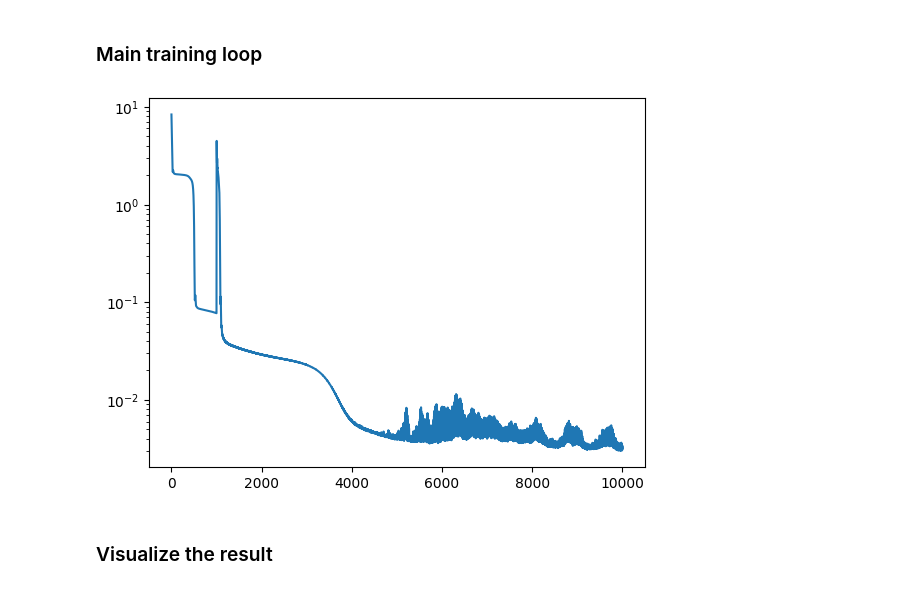
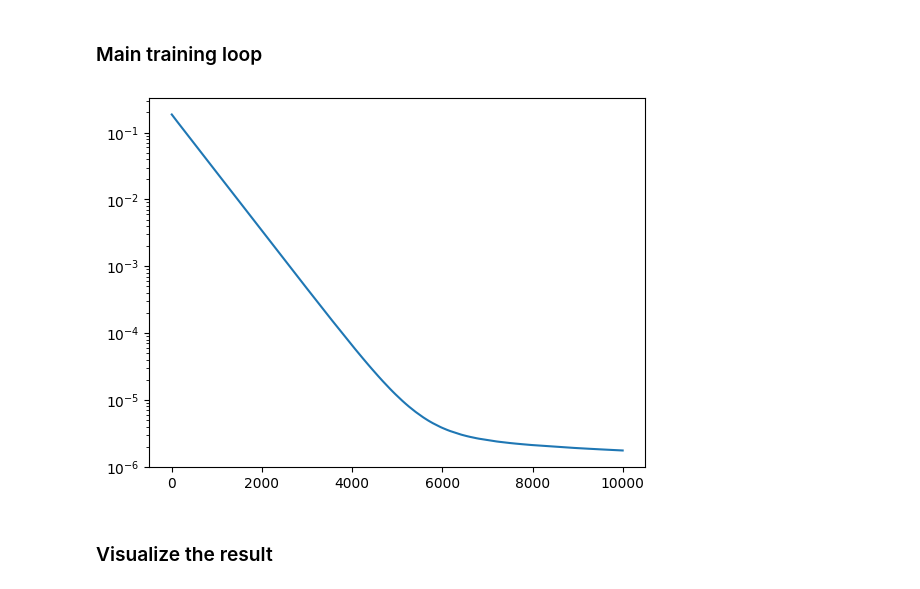
Before and after one commit to JamesAndrewKing/GaussNewtonShapes, a Jupyter notebook: notebooks/Old notebooks/minimal_surface_preconditioning.ipynb, the cells around one changed output. Saved outputs shown, nothing was run; the diff lists cells and outputs as text; code cells hidden in the pictures.

```diff
--- a/notebooks/Old notebooks/minimal_surface_preconditioning.ipynb
+++ b/notebooks/Old notebooks/minimal_surface_preconditioning.ipynb
@@ -69,8 +88,9 @@ class GeneralNet(nn.Module):
 # %%
 from torch.func import vmap, jacrev, jacfwd, functional_call
 
+loss_weights = {"interface": 1.0, "interface_corners": 10.0, "eikonal": 0.01, "laplacian": 1.0}
+# eikonal weight has to be small compared to h_laplace, see StabEik
 model = GeneralNet(ks=[3, 32, 32, 1])
-
 params = dict(model.named_parameters())
 def f(params, x):
     return functional_call(model, params, x)
@@ -86,10 +106,13 @@ def laplacian_f(params, x):
     hessian = f_xx(params, x).squeeze(1)  # Compute the Hessian
     laplacian = torch.einsum('bii->b', hessian)  # Sum of the diagonal elements to get the Laplacian
     return laplacian
-v_laplacian_f = vmap(laplacian_f, in_dims=(None, 0), out_dims=(0))
+v_f_laplace = vmap(laplacian_f, in_dims=(None, 0), out_dims=(0))
 ## Phi (Gradients of f wrt theta)
-f_theta = jacrev(f, argnums=0)  # dict
-vf_theta = vmap(f_theta, in_dims=(None, 0), out_dims=(0))
+phi = jacrev(f, argnums=0)  # dict
+vphi = vmap(phi, in_dims=(None, 0), out_dims=(0))
+## Grad Phi (Gradients of Phi wrt x)
+phi_x = jacfwd(phi, argnums=1)  # dict
+v_phi_x = vmap(phi_x, in_dims=(None, 0), out_dims=(0))
 ## Laplacian of Phi
-laplacian_phi = jacrev(laplacian_f, argnums=0) # dict
-v_laplacian_phi = vmap(laplacian_phi, in_dims=(None, 0), out_dims=(0))
+phi_laplace = jacrev(laplacian_f, argnums=0) # dict
+v_phi_laplace = vmap(phi_laplace, in_dims=(None, 0), out_dims=(0))
@@ -131,69 +224,45 @@ v_laplacian_phi = vmap(laplacian_phi, in_dims=(None, 0), out_dims=(0))
 # %% [markdown]
 ### Main training loop
 # %%
-optim = torch.optim.Adam(model.parameters(), lr=1e-3)
-pts_corners = torch.tensor([
-    [0,0,0],
-    [1,0,0],
-    [1,0,1],
-    [1,1,1],
-    [1,1,0],
-    [0,1,0],
-    [0,1,1],
-    [0,0,1],
-    [0,0,0],
-    ], dtype=torch.float32)
+lr_init = 1e-3
+# optim = torch.optim.Adam(model.parameters(), lr=lr_init)
+optim = HandNGD(model, lr=lr_init)
 
 loss_over_iters = {}
 
 for i in (pbar:=trange(10000)):
     optim.zero_grad()
+    params_clone = {key: tensor.clone().detach() for key, tensor in params.items()}
 
     ## 1) Interface at boundaries
-    loss_interface  = f(params, pts_bndry).square().mean()
-    loss_interface += 10*f(params, pts_corners).square().mean()
+    loss_interface  = 0.5*f(params, pts_boundary).square().mean()
+    loss_interface += loss_weights["interface_corners"] * 0.5*f(params, pts_corners).square().mean()
 
     ## 2) Eikonal at boundaries (or everywhere?)
-    loss_eikonal  = (vf_x(params, pts_bndry).squeeze(1).square().sum(1).sqrt() - 1).square().mean()
-    loss_eikonal += 10*(vf_x(params, pts_corners).squeeze(1).square().sum(1).sqrt() - 1).square().mean()
+    loss_eikonal  = 0.5*(vf_x(params, pts_boundary).squeeze(1).square().sum(1).sqrt() - 1).square().mean()
+    # loss_eikonal += 10*(vf_x(params, pts_corners).squeeze(1).square().sum(1).sqrt() - 1).square().mean()
 
-    ## 3) Mean curvature on the 0-surface
-    if i<1000:
-        # loss_curvature = torch.zeros([1,1])
-        loss_laplacian = torch.zeros([1,1])
-        pts = []
-    else:
-        ## Sample points on surface
-        pts = torch.rand([10000, 3])
-        vals_sq = model(pts).square().squeeze()
-        pts = pts[vals_sq<1e-4]
-        if len(pts):
-            # Fs = vf_x(params, pts).squeeze(1)
-            # Hs = vf_xx(params, pts).squeeze(1)
-            # mean_curvatures = get_mean_curvature(Fs, Hs)
-            # loss_curvature = mean_curvatures.square().mean()
-            laplacian = v_laplacian_f(params, pts).squeeze(1)
-            loss_laplacian = laplacian.square().mean()
+    loss_laplacian = 0.5*v_f_laplace(params, pts_space).squeeze(1).square().mean()
 
+    loss = loss_weights["interface"] * loss_interface + loss_weights["eikonal"] * loss_eikonal + loss_weights["laplacian"] * loss_laplacian
 
-    # loss = loss_interface + loss_eikonal + loss_curvature
-    loss = loss_interface + loss_eikonal + loss_laplacian
-    loss.backward(retain_graph=True)
+    loss.backward()
     optim.step()
+    with torch.no_grad():
+        loss_metric = loss_interface + loss_laplacian
 
-    pbar.set_description(f"interface: {loss_interface.item():.2e} "
-                         f"eikonal: {loss_eikonal.item():.2e} "
-                         # f"curvature: {loss_curvature.item():.2e} "
-                         f"laplacian: {loss_laplacian.item():.2e} "
-                         f"{len(pts)}"
-                        )
-    loss_over_iters[i] = loss.item()
+        pbar.set_description(f"interface: {loss_interface.item():.2e} "
+                            f"eikonal: {loss_eikonal.item():.2e} "
+                            f"laplacian: {loss_laplacian.item():.2e} "
+                            # f"{len(pts_space)}"
+                            )
+        loss_over_iters[i] = loss_metric.item()
 
 plt.plot(loss_over_iters.keys(), loss_over_iters.values())
 plt.semilogy()
 plt.show()
 # %% [output]
-[figure, old version]
+[figure, new version]
 # %% [markdown]
 ### Visualize the result
 # %%
```
Also changed, not shown: parts of 12 cells of this notebook, 16 other files.
